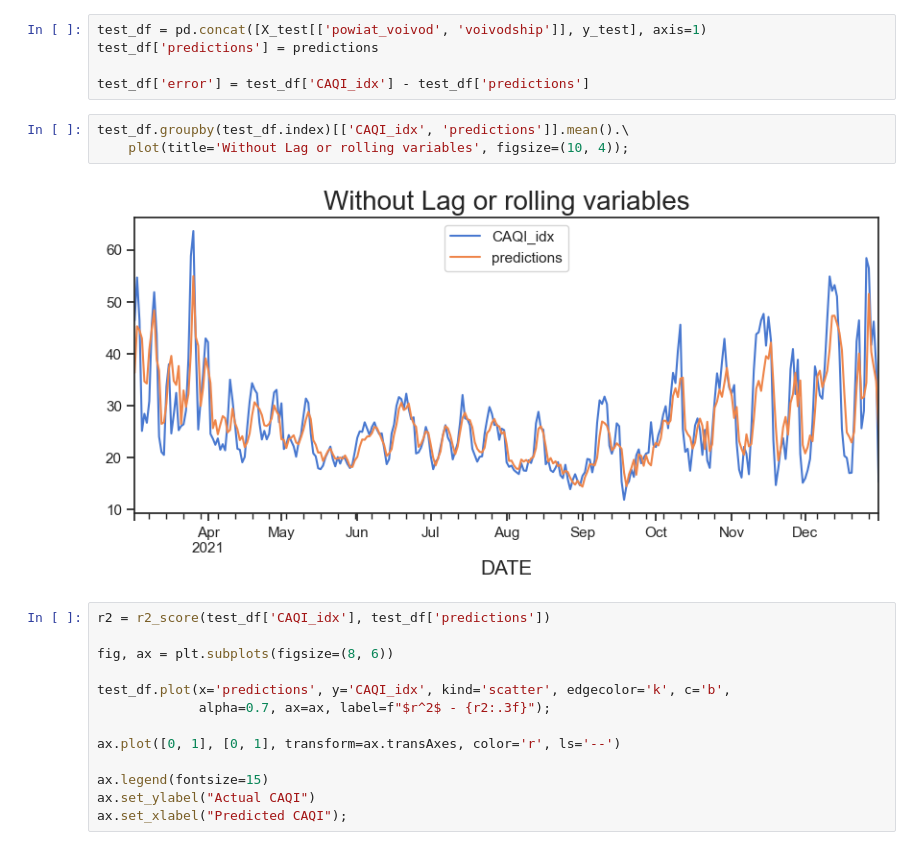
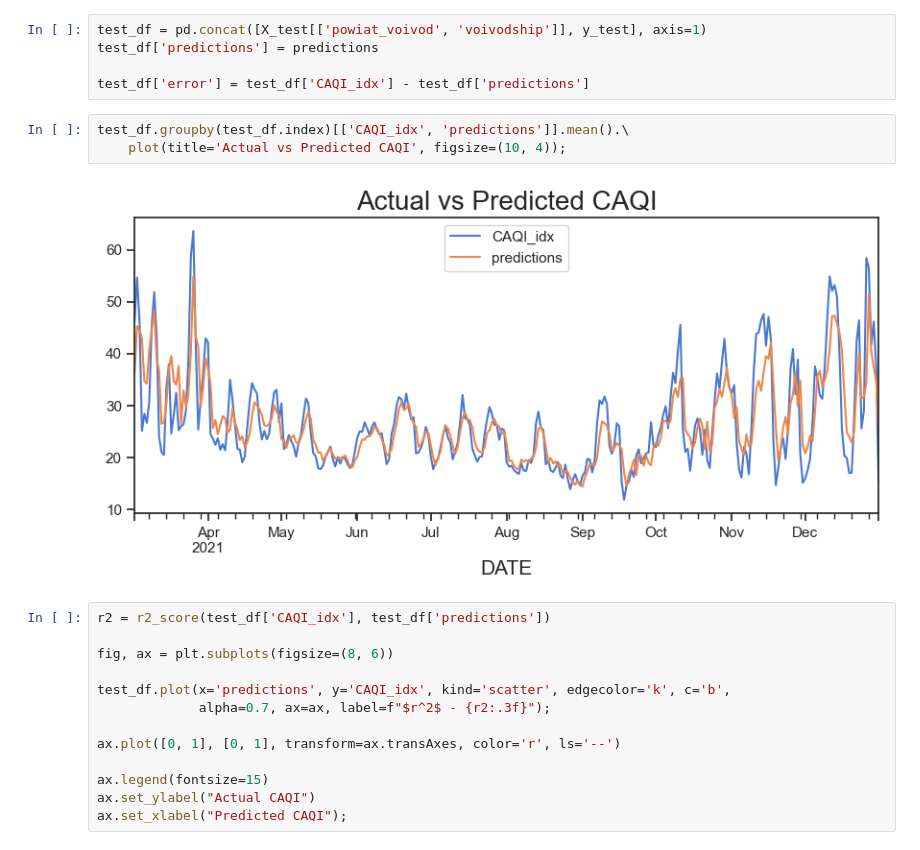
Before and after one commit to OmdenaAI/warsaw-poland-chapter-air-pollution, a Jupyter notebook: src/tasks/task-4-modeling/Joseph Antony_Modelling/1. BaseLine Model- Joseph Antony.ipynb, the cells around one changed output. Cells and saved outputs as stored; diff of their text form.

Commit message:
Updated modelling notebook and corrected a title

```diff
--- a/src/tasks/task-4-modeling/Joseph Antony_Modelling/1. BaseLine Model- Joseph Antony.ipynb
+++ b/src/tasks/task-4-modeling/Joseph Antony_Modelling/1. BaseLine Model- Joseph Antony.ipynb
@@ -319,9 +319,9 @@ test_df['predictions'] = predictions
 test_df['error'] = test_df['CAQI_idx'] - test_df['predictions']
 # %%
 test_df.groupby(test_df.index)[['CAQI_idx', 'predictions']].mean().\
-    plot(title='Without Lag or rolling variables', figsize=(10, 4));
+    plot(title='Actual vs Predicted CAQI', figsize=(10, 4));
 # %% [output]
-[figure, old version]
+[figure, new version]
 # %%
 r2 = r2_score(test_df['CAQI_idx'], test_df['predictions'])
 
```
Also changed, not shown: parts of 6 cells of this notebook.
